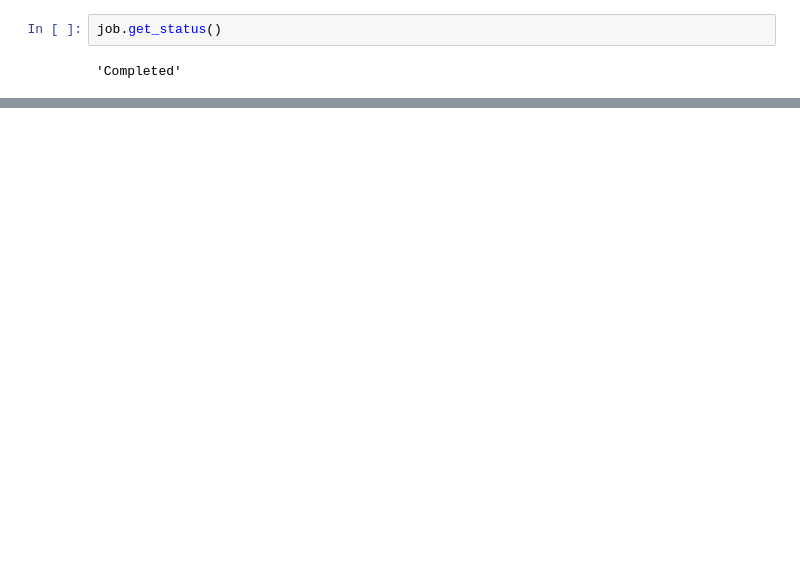
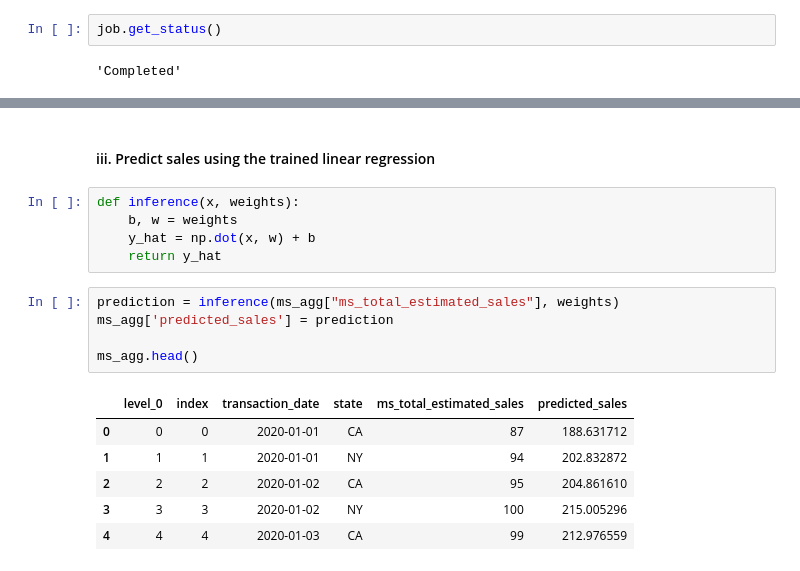
Before and after one commit to juyongdo/pycape, a Jupyter notebook: examples/linear_regression/demo.ipynb, the cells around one changed output, grey strips where cells are left out. Saved outputs shown, nothing was run; the diff lists cells and outputs as text; blank space fills up the shorter version.

```diff
--- a/examples/linear_regression/demo.ipynb
+++ b/examples/linear_regression/demo.ipynb
@@ -229,0 +223,19 @@ Train - RMSE: 2.140561949858766
+# %% [markdown]
+#### iii. Predict sales using the trained linear regression
+# %%
+def inference(x, weights):
+    b, w = weights
+    y_hat = np.dot(x, w) + b
+    return y_hat
+# %%
+prediction = inference(ms_agg["ms_total_estimated_sales"], weights)
+ms_agg['predicted_sales'] = prediction
+
+ms_agg.head()
+# %% [output]
+|  | level_0 | index | transaction_date | state | ms_total_estimated_sales | predicted_sales |
+| 0 | 0 | 0 | 2020-01-01 | CA | 87 | 188.631712 |
+| 1 | 1 | 1 | 2020-01-01 | NY | 94 | 202.832872 |
+| 2 | 2 | 2 | 2020-01-02 | CA | 95 | 204.861610 |
+| 3 | 3 | 3 | 2020-01-02 | NY | 100 | 215.005296 |
+| 4 | 4 | 4 | 2020-01-03 | CA | 99 | 212.976559 |
```
Also changed, not shown: parts of 21 cells of this notebook.
